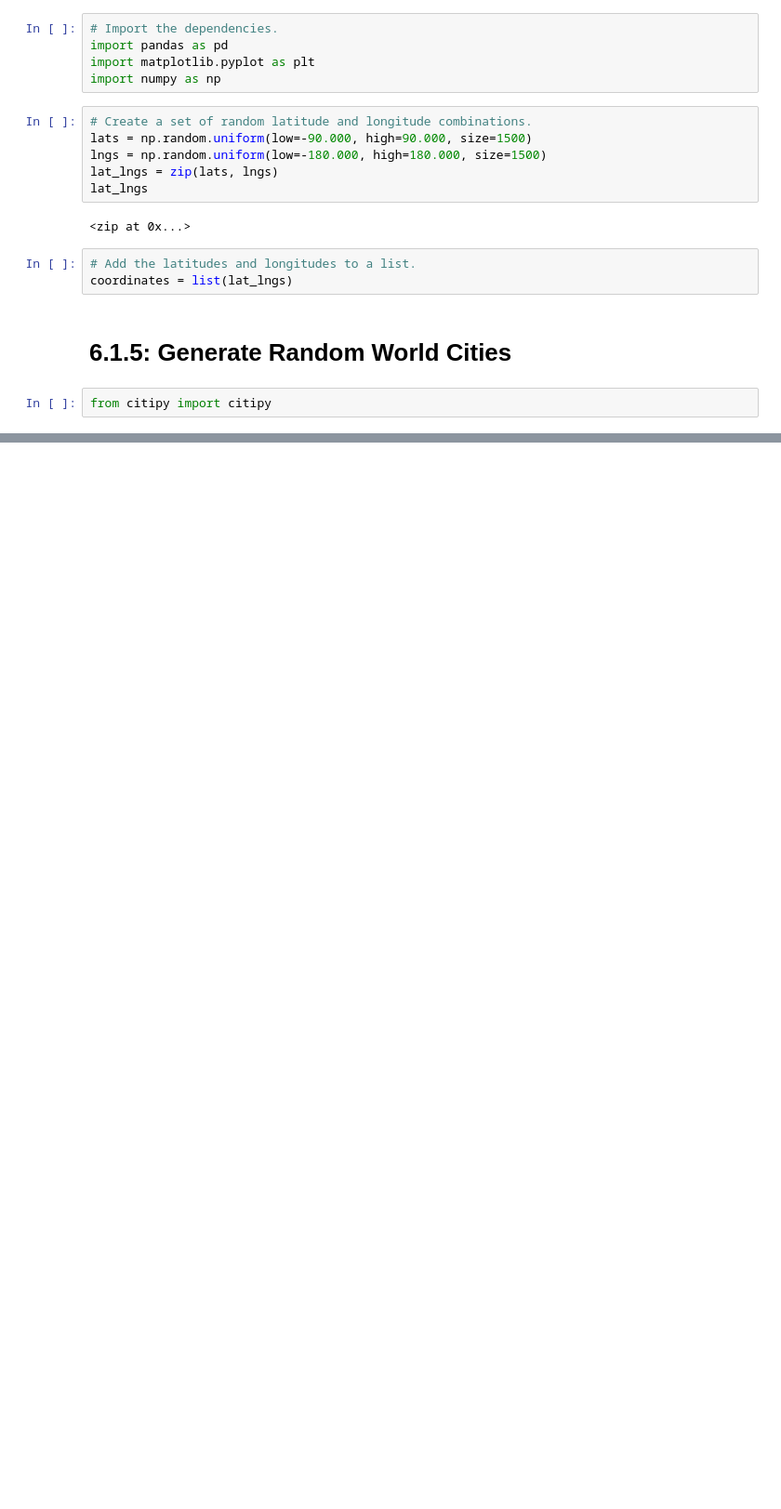
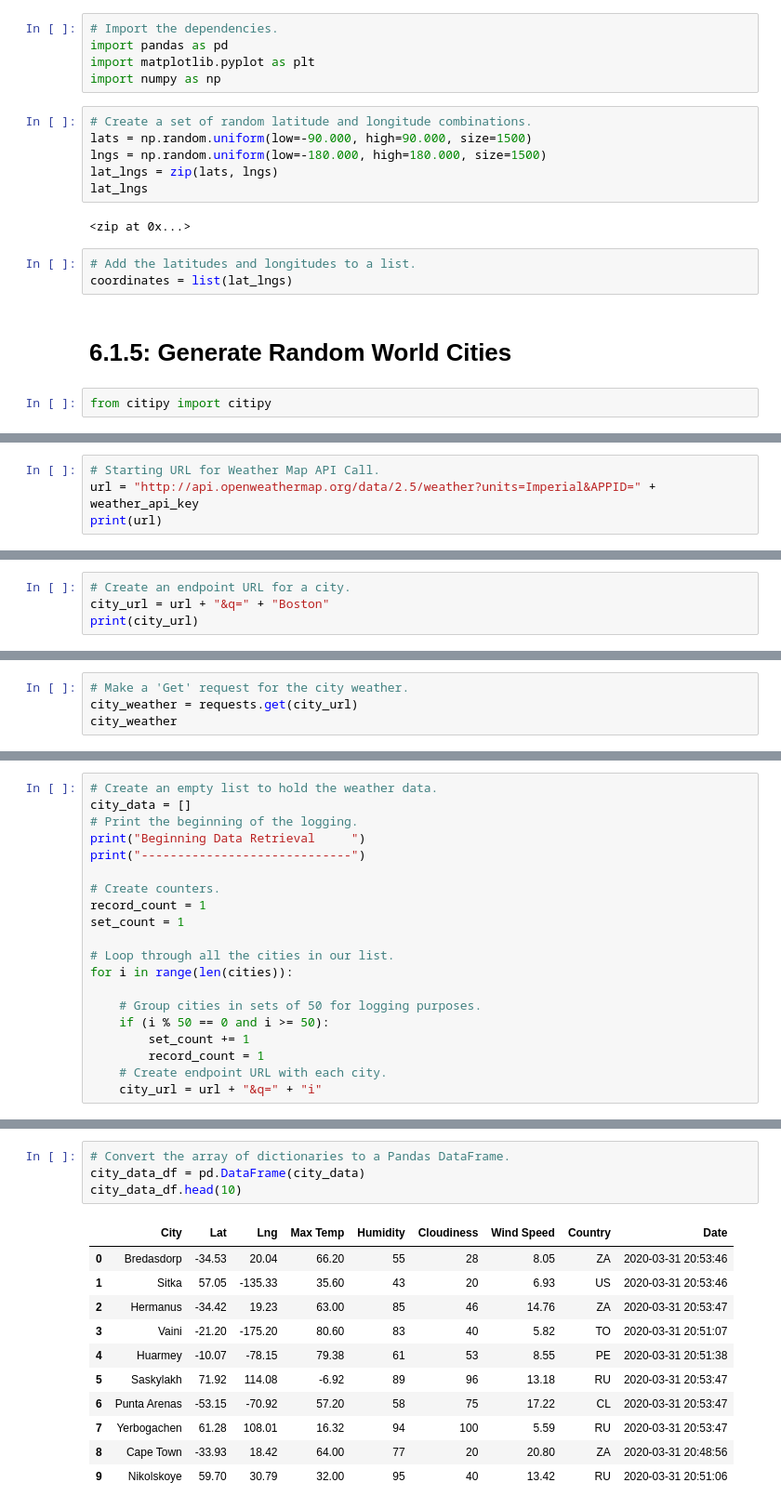
Before and after one commit to karenbennis/World_Weather_Analysis, a Jupyter notebook: WeatherPy.ipynb, the cells around one changed output, grey strips where cells are left out. Shown: that part at 93% size. Saved outputs shown, nothing was run; the diff lists cells and outputs as text; blank space fills up the shorter version.

```diff
--- a/WeatherPy.ipynb
+++ b/WeatherPy.ipynb
@@ -37,0 +49,4 @@ len(cities)
+# %%
+# Starting URL for Weather Map API Call.
+url = "http://api.openweathermap.org/data/2.5/weather?units=Imperial&APPID=" + weather_api_key
+print(url)
@@ -37,0 +55,4 @@ len(cities)
+# %%
+# Create an endpoint URL for a city.
+city_url = url + "&q=" + "Boston"
+print(city_url)
@@ -37,0 +61,4 @@ len(cities)
+# %%
+# Make a 'Get' request for the city weather.
+city_weather = requests.get(city_url)
+city_weather
@@ -37,0 +67,20 @@ len(cities)
+# %%
+# Create an empty list to hold the weather data.
+city_data = []
+# Print the beginning of the logging.
+print("Beginning Data Retrieval     ")
+print("-----------------------------")
+
+# Create counters.
+record_count = 1
+set_count = 1
+
+# Loop through all the cities in our list.
+for i in range(len(cities)):
+
+    # Group cities in sets of 50 for logging purposes.
+    if (i % 50 == 0 and i >= 50):
+        set_count += 1
+        record_count = 1
+    # Create endpoint URL with each city.
+    city_url = url + "&q=" + "i"
@@ -37,0 +158,16 @@ len(cities)
+# %%
+# Convert the array of dictionaries to a Pandas DataFrame.
+city_data_df = pd.DataFrame(city_data)
+city_data_df.head(10)
+# %% [output]
+|  | City | Lat | Lng | Max Temp | Humidity | Cloudiness | Wind Speed | Country | Date |
+| 0 | Bredasdorp | -34.53 | 20.04 | 66.20 | 55 | 28 | 8.05 | ZA | 2020-03-31 20:53:46 |
+| 1 | Sitka | 57.05 | -135.33 | 35.60 | 43 | 20 | 6.93 | US | 2020-03-31 20:53:46 |
+| 2 | Hermanus | -34.42 | 19.23 | 63.00 | 85 | 46 | 14.76 | ZA | 2020-03-31 20:53:47 |
+| 3 | Vaini | -21.20 | -175.20 | 80.60 | 83 | 40 | 5.82 | TO | 2020-03-31 20:51:07 |
+| 4 | Huarmey | -10.07 | -78.15 | 79.38 | 61 | 53 | 8.55 | PE | 2020-03-31 20:51:38 |
+| 5 | Saskylakh | 71.92 | 114.08 | -6.92 | 89 | 96 | 13.18 | RU | 2020-03-31 20:53:47 |
+| 6 | Punta Arenas | -53.15 | -70.92 | 57.20 | 58 | 75 | 17.22 | CL | 2020-03-31 20:53:47 |
+| 7 | Yerbogachen | 61.28 | 108.01 | 16.32 | 94 | 100 | 5.59 | RU | 2020-03-31 20:53:47 |
+| 8 | Cape Town | -33.93 | 18.42 | 64.00 | 77 | 20 | 20.80 | ZA | 2020-03-31 20:48:56 |
+| 9 | Nikolskoye | 59.70 | 30.79 | 32.00 | 95 | 40 | 13.42 | RU | 2020-03-31 20:51:06 |
```
Also changed, not shown: parts of 10 cells of this notebook, 1 other file.
